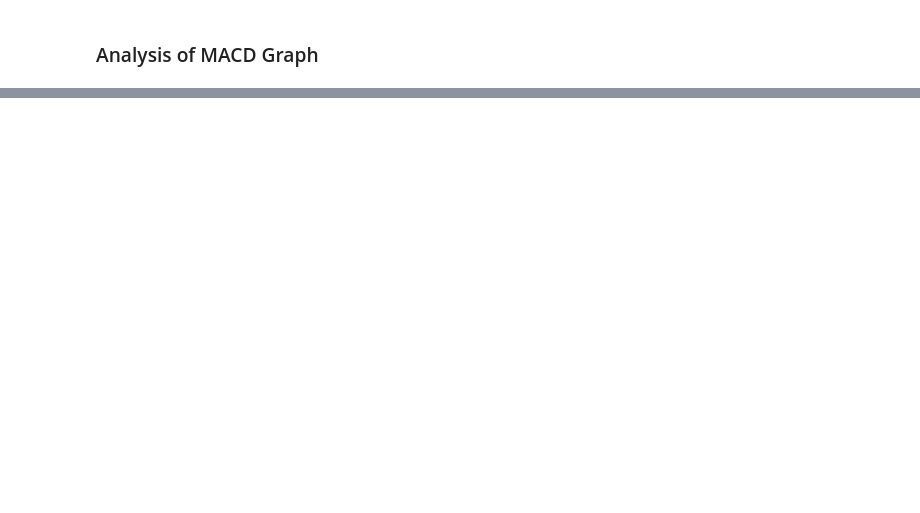
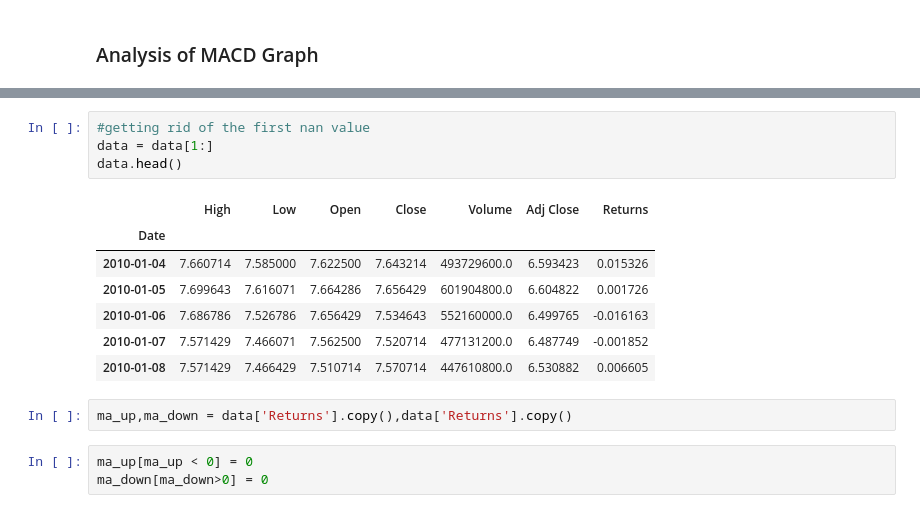
Before and after one commit to Vipul-Dass/Security-Analysis-and-Portfolio-Management-Classwork, a Jupyter notebook: Assignment 3/Assignment 3.ipynb, the cells around one changed output, grey strips where cells are left out. Cells and saved outputs as stored; diff of their text form; blank space fills up the shorter version.

```diff
--- a/Assignment 3/Assignment 3.ipynb
+++ b/Assignment 3/Assignment 3.ipynb
@@ -92,0 +122,17 @@ plt.show()
+# %%
+#getting rid of the first nan value
+data = data[1:]
+data.head()
+# %% [output]
+|  | High | Low | Open | Close | Volume | Adj Close | Returns |
+| Date |  |  |  |  |  |  |  |
+| 2010-01-04 | 7.660714 | 7.585000 | 7.622500 | 7.643214 | 493729600.0 | 6.593423 | 0.015326 |
+| 2010-01-05 | 7.699643 | 7.616071 | 7.664286 | 7.656429 | 601904800.0 | 6.604822 | 0.001726 |
+| 2010-01-06 | 7.686786 | 7.526786 | 7.656429 | 7.534643 | 552160000.0 | 6.499765 | -0.016163 |
+| 2010-01-07 | 7.571429 | 7.466071 | 7.562500 | 7.520714 | 477131200.0 | 6.487749 | -0.001852 |
+| 2010-01-08 | 7.571429 | 7.466429 | 7.510714 | 7.570714 | 447610800.0 | 6.530882 | 0.006605 |
+# %%
+ma_up,ma_down = data['Returns'].copy(),data['Returns'].copy()
+# %%
+ma_up[ma_up < 0] = 0
+ma_down[ma_down>0] = 0
```
Also changed, not shown: parts of 10 cells of this notebook.
